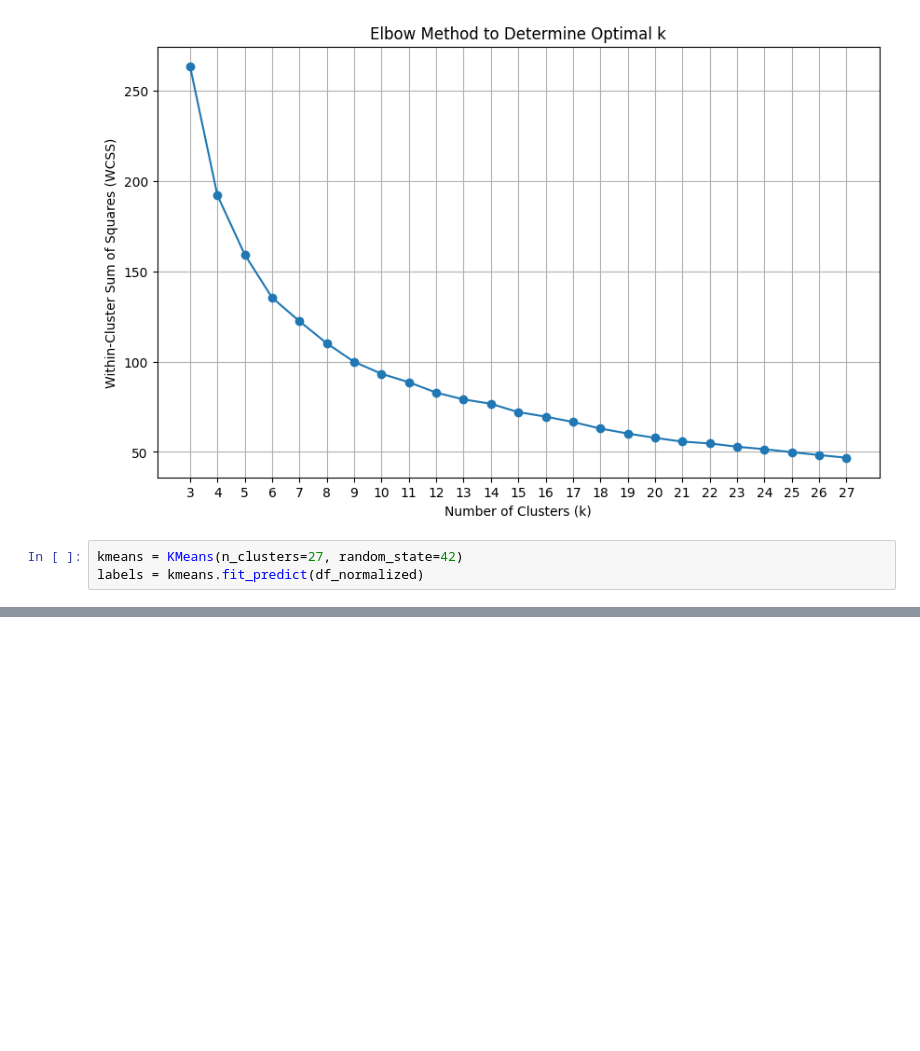
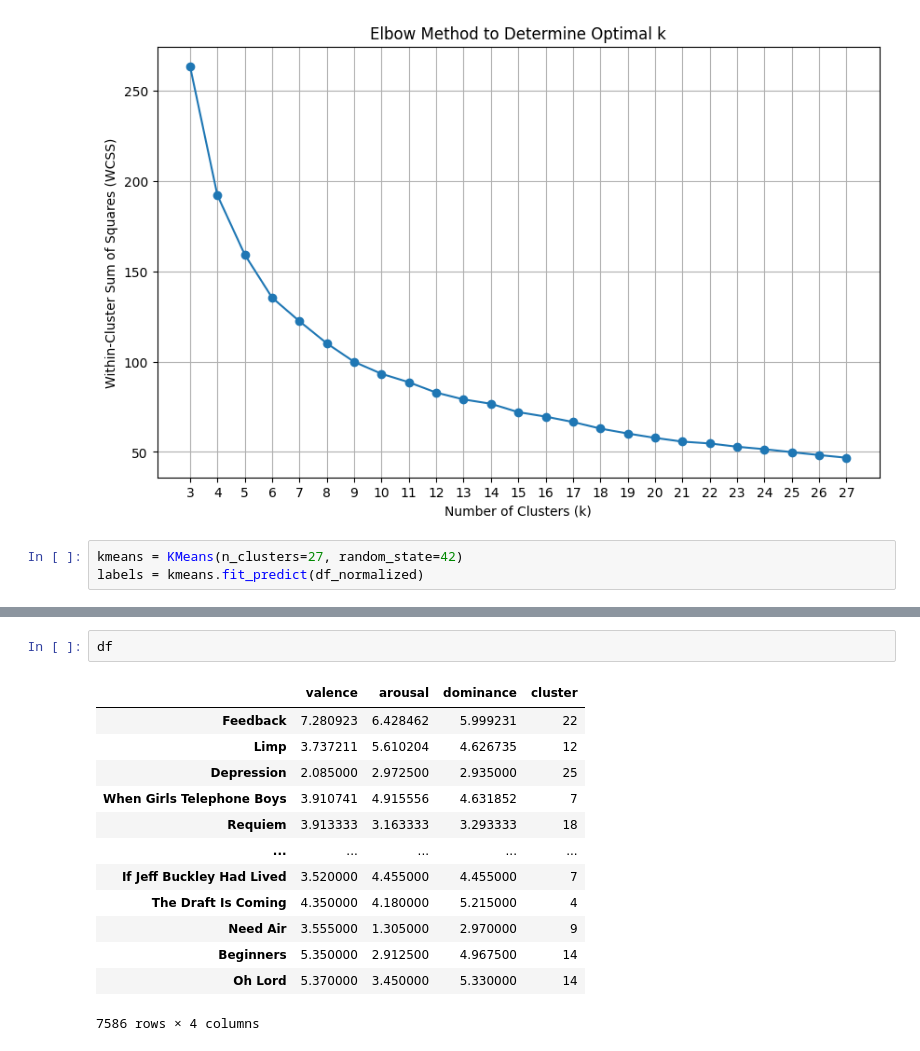
Before and after one commit to pranavcivi/csce470-final, a Jupyter notebook: k-means.ipynb, the cells around one changed output, grey strips where cells are left out. Cells and saved outputs as stored; diff of their text form; blank space fills up the shorter version.

```diff
--- a/k-means.ipynb
+++ b/k-means.ipynb
@@ -107,0 +113,16 @@ df.groupby('cluster').mean(numeric_only=True)
+# %%
+df
+# %% [output]
+|  | valence | arousal | dominance | cluster |
+| Feedback | 7.280923 | 6.428462 | 5.999231 | 22 |
+| Limp | 3.737211 | 5.610204 | 4.626735 | 12 |
+| Depression | 2.085000 | 2.972500 | 2.935000 | 25 |
+| When Girls Telephone Boys | 3.910741 | 4.915556 | 4.631852 | 7 |
+| Requiem | 3.913333 | 3.163333 | 3.293333 | 18 |
+| ... | ... | ... | ... | ... |
+| If Jeff Buckley Had Lived | 3.520000 | 4.455000 | 4.455000 | 7 |
+| The Draft Is Coming | 4.350000 | 4.180000 | 5.215000 | 4 |
+| Need Air | 3.555000 | 1.305000 | 2.970000 | 9 |
+| Beginners | 5.350000 | 2.912500 | 4.967500 | 14 |
+| Oh Lord | 5.370000 | 3.450000 | 5.330000 | 14 |
+7586 rows × 4 columns
```
Also changed, not shown: parts of 4 cells of this notebook.
